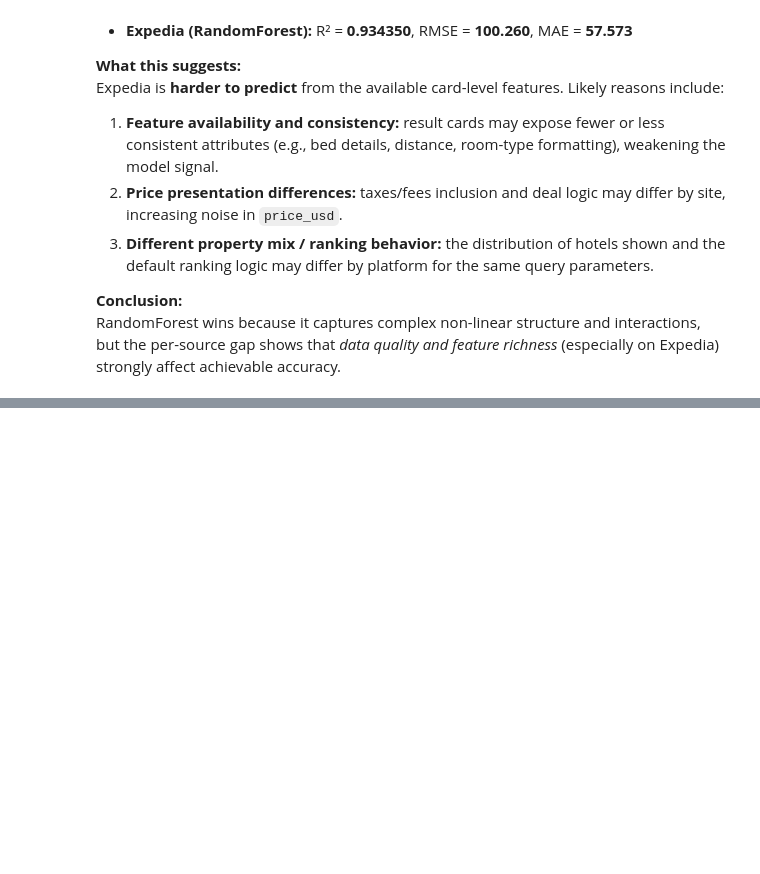
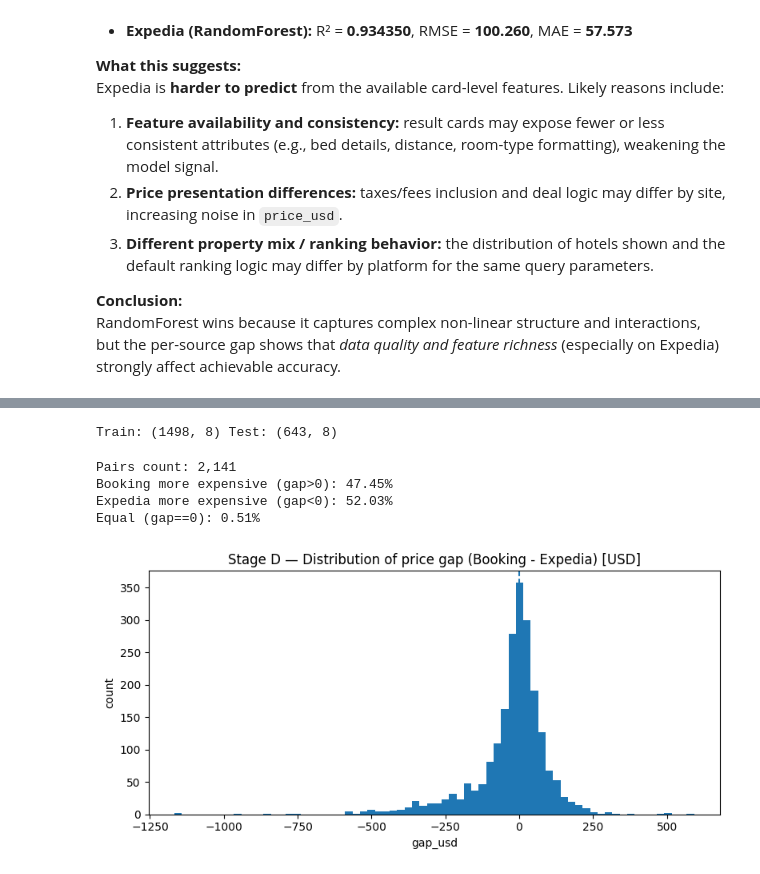
Before and after one commit to ronihuber/price-prediction, a Jupyter notebook: partA.ipynb, the cells around one changed output, grey strips where cells are left out. Drawn from its saved outputs; the diff is of its cells as text; code cells hidden in the pictures; blank space fills up the shorter version.

Commit message:
add stage d

```diff
--- a/partA.ipynb
+++ b/partA.ipynb
@@ -3533,0 +3659,60 @@ RandomForest wins because it captures complex non-linear structure and interacti
+# %%
+target = "gap_usd"
+
+# Minimal feature set
+num_candidates = [
+    "ttt_b", "los_b",
+    "review_score_num_b","review_count_num_b","stars_num_b","distance_km_b",
+    "review_score_num_e","review_count_num_e","stars_num_e","distance_km_e",
+]
+num_cols = [c for c in num_candidates if c in pairs.columns]
+
+cat_candidates = ["neighborhood_b","neighborhood_e","cancellation_cat_b","cancellation_cat_e"]
+cat_cols = [c for c in cat_candidates if c in pairs.columns]
+
+X = pairs[num_cols + cat_cols].copy()
+y = pairs[target].astype(float).copy()
+
+X_train, X_test, y_train, y_test = train_test_split(X, y, test_size=0.30, random_state=7)
+
+imp = SimpleImputer(strategy="median")
+X_train_imp = pd.DataFrame(imp.fit_transform(X_train), columns=X_train.columns, index=X_train.index)
+X_test_imp  = pd.DataFrame(imp.transform(X_test), columns=X_test.columns, index=X_test.index)
+
+print("Train:", X_train_imp.shape, "Test:", X_test_imp.shape)
+# %% [output]
+Train: (1498, 8) Test: (643, 8)
+# %%
+import numpy as np
+import matplotlib.pyplot as plt
+
+assert "pairs" in globals() and not pairs.empty, "pairs is missing/empty"
+assert "gap_usd" in pairs.columns, "gap_usd column is missing"
+
+g = pairs["gap_usd"].dropna().astype(float)
+
+# Percentages
+pct_booking_more = (g > 0).mean() * 100
+pct_expedia_more = (g < 0).mean() * 100
+pct_equal = (g == 0).mean() * 100
+
+print(f"Pairs count: {len(g):,}")
+print(f"Booking more expensive (gap>0): {pct_booking_more:.2f}%")
+print(f"Expedia more expensive (gap<0): {pct_expedia_more:.2f}%")
+print(f"Equal (gap==0): {pct_equal:.2f}%")
+
+# Histogram
+plt.figure(figsize=(8,4))
+plt.hist(g, bins=70)
+plt.axvline(0, linestyle="--")
+plt.title("Stage D — Distribution of price gap (Booking - Expedia) [USD]")
+plt.xlabel("gap_usd")
+plt.ylabel("count")
+plt.tight_layout()
+plt.show()
+# %% [output]
+Pairs count: 2,141
+Booking more expensive (gap>0): 47.45%
+Expedia more expensive (gap<0): 52.03%
+Equal (gap==0): 0.51%
+[figure, added]
```
Also changed, not shown: parts of 30 cells of this notebook.
